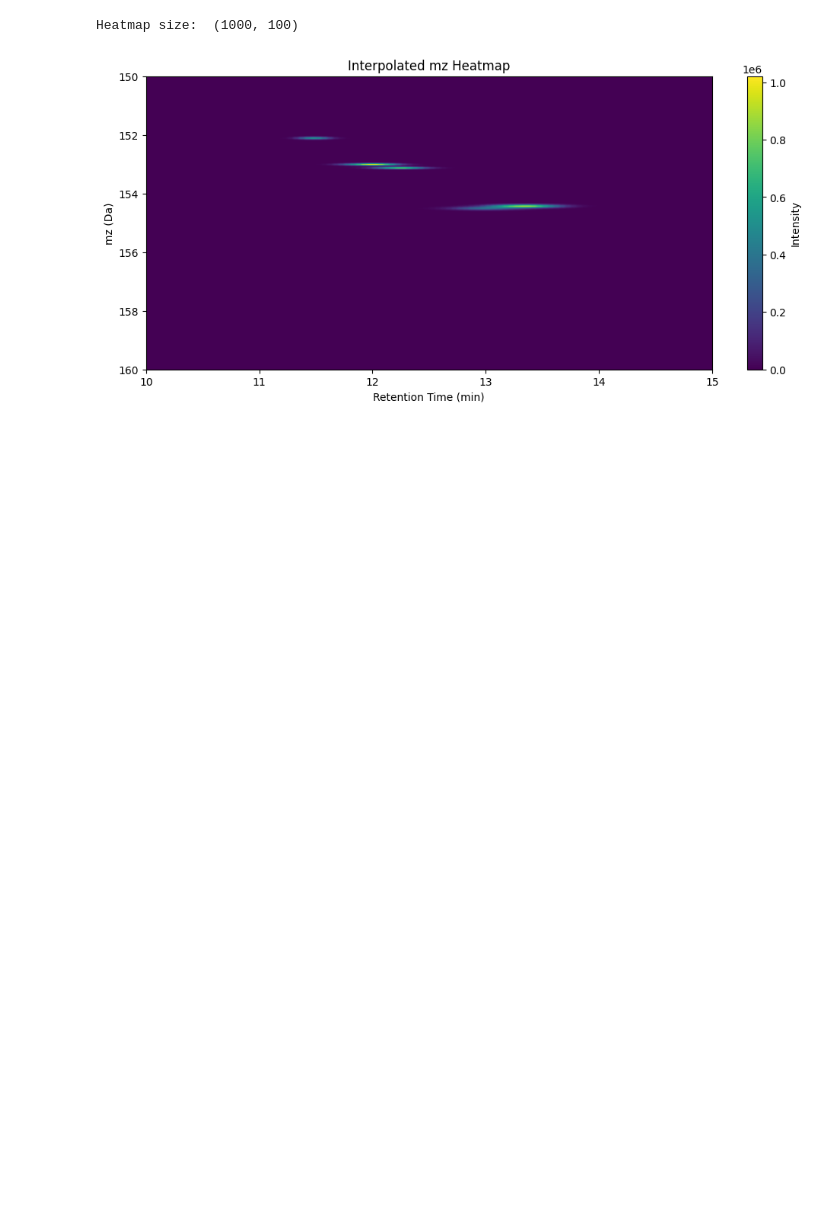
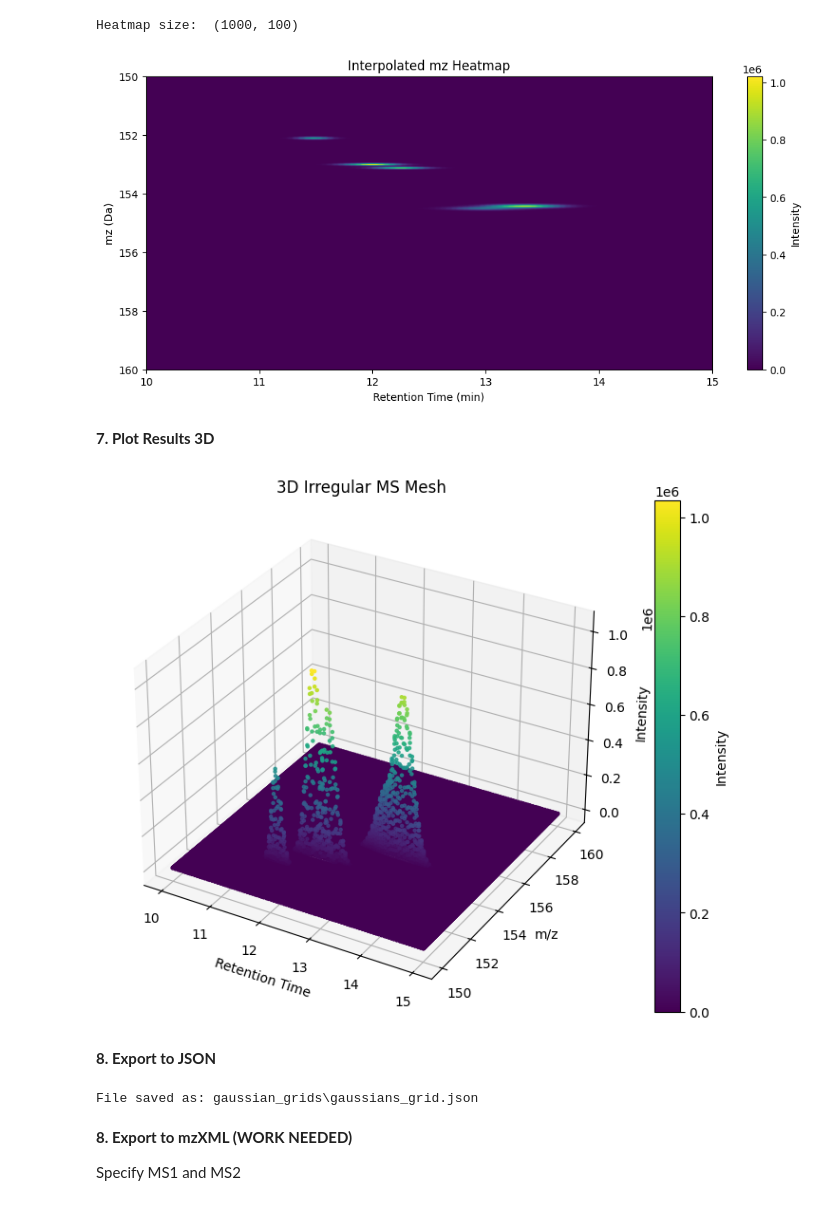
Before and after one commit to VictorGiuPer/PeakSeparationThesis, a Jupyter notebook: GenData/step2_peaks_v2.ipynb, the cells around one changed output. Saved outputs shown, nothing was run; the diff lists cells and outputs as text; code cells hidden in the pictures; blank space fills up the shorter version.

Commit message:
Export Gaussians to JSON

```diff
--- a/GenData/step2_peaks_v2.ipynb
+++ b/GenData/step2_peaks_v2.ipynb
@@ -170,3 +170,67 @@ plot_heatmap_from_irregular_data(df=grid_gaussians)
 # %% [output]
 Heatmap size:  (1000, 100)
 [figure]
+# %% [markdown]
+**7. Plot Results 3D**
+# %%
+def plot_3d_irregular_mesh(df):
+    rt_list = []
+    mz_list = []
+    intensity_list = []
+
+    for _, row in df.iterrows():
+        rt = row['rt']
+        mz_values = row['mz']
+        intensity_values = row['intensities']
+
+        if len(mz_values) != len(intensity_values):
+            raise ValueError("Length mismatch between mz and intensity in row.")
+
+        rt_list.extend([rt] * len(mz_values))
+        mz_list.extend(mz_values)
+        intensity_list.extend(intensity_values)
+
+    fig = plt.figure(figsize=(10, 7))
+    ax = fig.add_subplot(111, projection='3d')
+    scatter = ax.scatter(rt_list, mz_list, intensity_list, c=intensity_list, cmap='viridis', s=5)
+
+    ax.set_xlabel("Retention Time")
+    ax.set_ylabel("m/z")
+    ax.set_zlabel("Intensity")
+    fig.colorbar(scatter, ax=ax, label='Intensity')
+    plt.title("3D Irregular MS Mesh")
+    plt.show()
+
+plot_3d_irregular_mesh(df=grid_gaussians)
+# %% [output]
+[figure, added]
+# %% [markdown]
+**8. Export to JSON**
+# %%
+import os
+def save_gaussians_grid(df, base_filename="gaussians_grid", output_folder="gaussian_grids"):
+    # Ensure the output folder exists
+    os.makedirs(output_folder, exist_ok=True)
+
+    # Start with the base path
+    filename = f"{base_filename}.json"
+    filepath = os.path.join(output_folder, filename)
+    counter = 1
+
+    # Check if the file already exists and increment the counter if it does
+    while os.path.exists(filepath):
+        filename = f"{base_filename}_{counter}.json"
+        filepath = os.path.join(output_folder, filename)
+        counter += 1
+
+    # Save the dataframe to the unique filepath
+    df.to_json(filepath, index=False)
+    print(f"File saved as: {filepath}")
+
+save_gaussians_grid(grid_gaussians)
+# %% [output]
+File saved as: gaussian_grids\gaussians_grid.json
+# %% [markdown]
+**8. Export to mzXML (WORK NEEDED)**
+
+Specify MS1 and MS2
```
Also changed, not shown: parts of 2 cells of this notebook, 2 other files.
